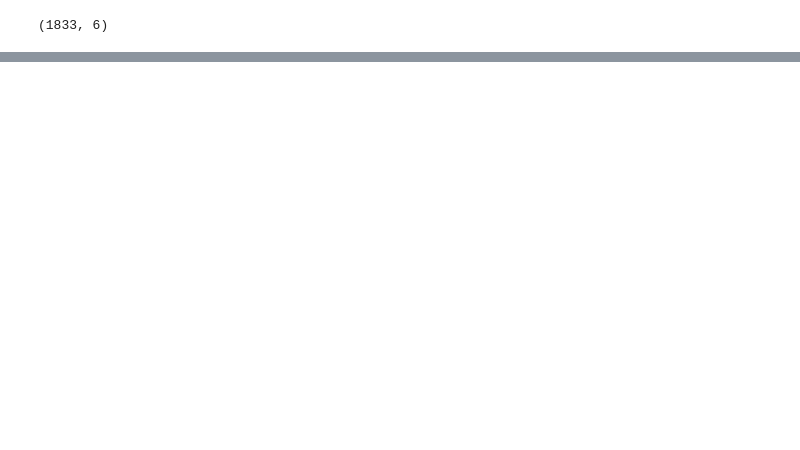
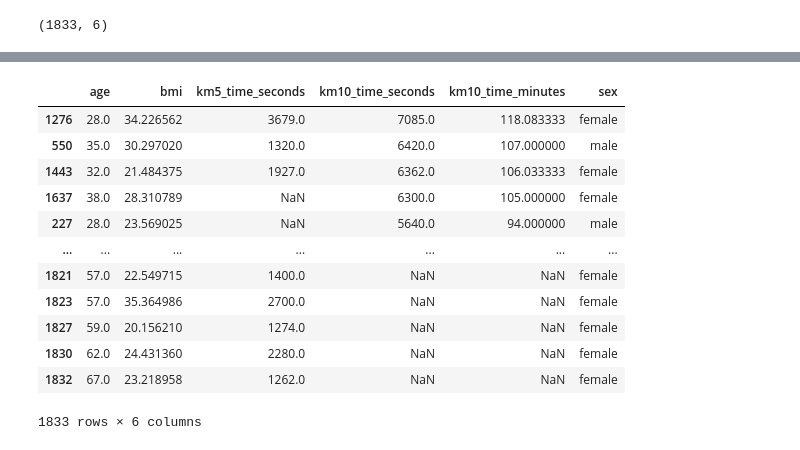
Before and after one commit to AsdWaring/Python_Practice, a Jupyter notebook: course.ipynb, the cells around one changed output, grey strips where cells are left out. Saved outputs shown, nothing was run; the diff lists cells and outputs as text; code cells hidden in the pictures; blank space fills up the shorter version.

```diff
--- a/course.ipynb
+++ b/course.ipynb
@@ -24,0 +168,16 @@ marathon.shape
+# %%
+marathon.sort_values(by = 'km10_time_minutes', ascending=False)
+# %% [output]
+|  | age | bmi | km5_time_seconds | km10_time_seconds | km10_time_minutes | sex |
+| 1276 | 28.0 | 34.226562 | 3679.0 | 7085.0 | 118.083333 | female |
+| 550 | 35.0 | 30.297020 | 1320.0 | 6420.0 | 107.000000 | male |
+| 1443 | 32.0 | 21.484375 | 1927.0 | 6362.0 | 106.033333 | female |
+| 1637 | 38.0 | 28.310789 | NaN | 6300.0 | 105.000000 | female |
+| 227 | 28.0 | 23.569025 | NaN | 5640.0 | 94.000000 | male |
+| ... | ... | ... | ... | ... | ... | ... |
+| 1821 | 57.0 | 22.549715 | 1400.0 | NaN | NaN | female |
+| 1823 | 57.0 | 35.364986 | 2700.0 | NaN | NaN | female |
+| 1827 | 59.0 | 20.156210 | 1274.0 | NaN | NaN | female |
+| 1830 | 62.0 | 24.431360 | 2280.0 | NaN | NaN | female |
+| 1832 | 67.0 | 23.218958 | 1262.0 | NaN | NaN | female |
+1833 rows × 6 columns
```
Also changed, not shown: parts of 40 cells of this notebook, 1 other file.
